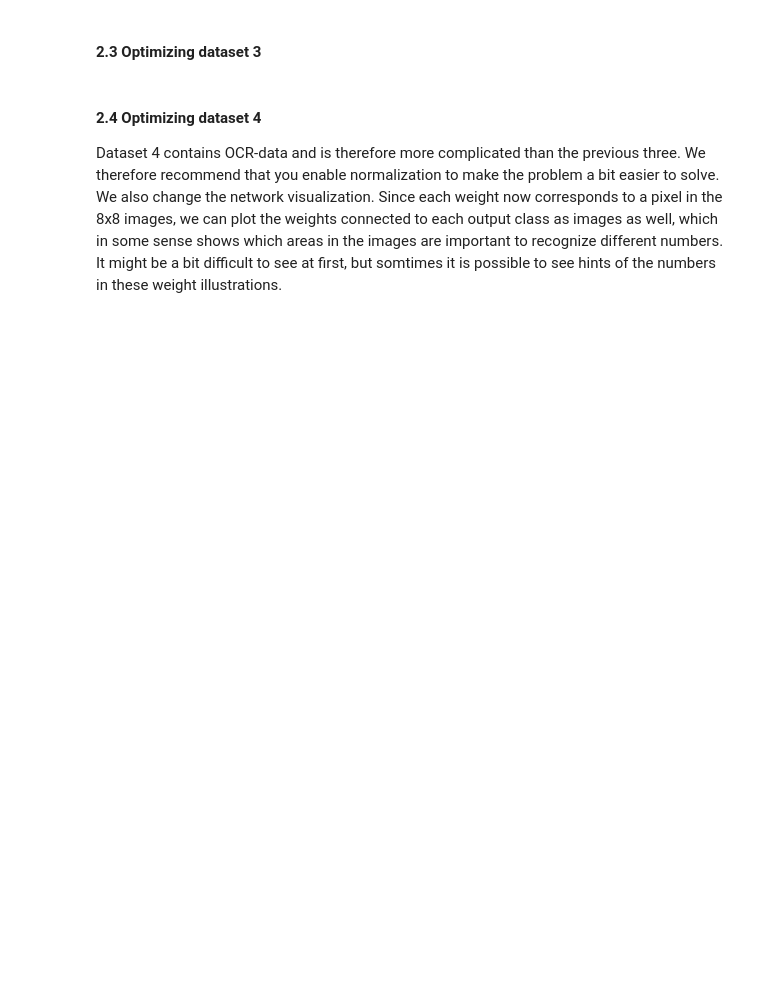
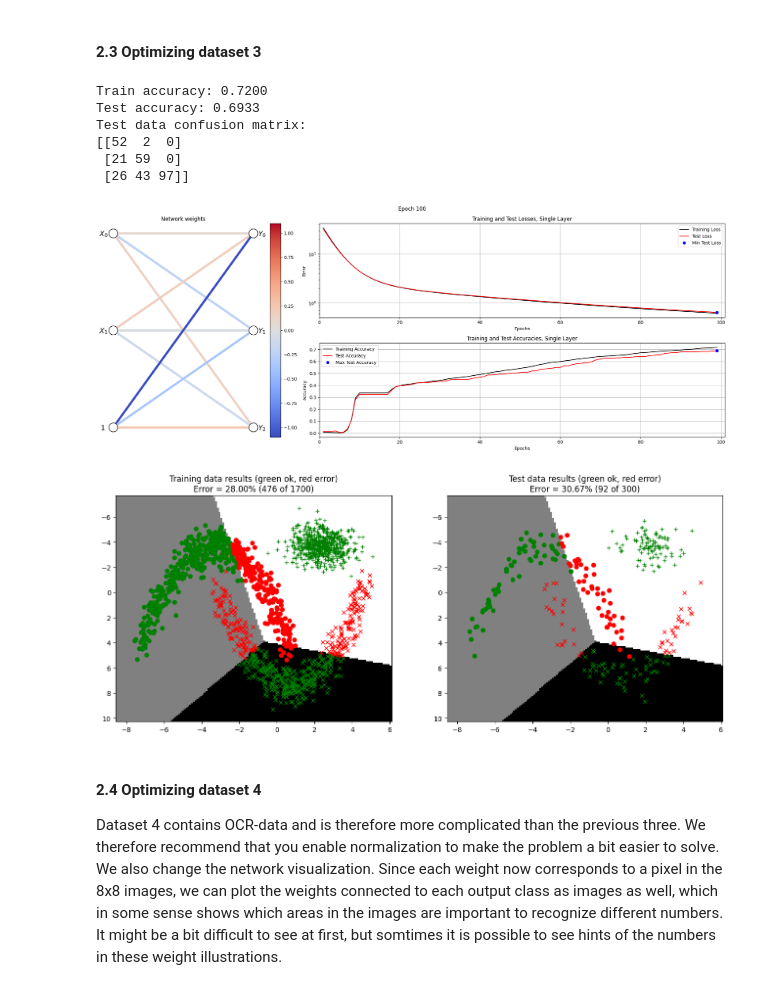
Before and after one commit to arreen/deeplearninglabs, a Jupyter notebook: 1_Back_propagation/1_Back_propagation/SingleLayer.ipynb, the cells around one changed output. Cells and saved outputs as stored; diff of their text form; code cells hidden in the pictures; blank space fills up the shorter version.

```diff
--- a/1_Back_propagation/1_Back_propagation/SingleLayer.ipynb
+++ b/1_Back_propagation/1_Back_propagation/SingleLayer.ipynb
@@ -485,17 +521,27 @@ trainSingleLayerOnDataset(2, 0.15, W0, B0, params)
 # %%
 # --------------------------------------------
 # === Your code here =========================
 # --------------------------------------------
-nInputs  = ???
-nClasses = ???
+nInputs  = 2
+nClasses = 3
 
-W0 = ???
-B0 = ???
+np.random.seed(123)
+W0 = np.random.randn(nInputs, nClasses)
+B0 = np.random.randn(1, nClasses)
 
-params = {"epochs": ???, "learningRate": ???, "normalize": False, "useTanhOutput": False}
+params = {"epochs": 100, "learningRate": 0.01, "normalize": False, "useTanhOutput": False}
 # ============================================
 
 trainSingleLayerOnDataset(3, 0.15, W0, B0, params)
+# %% [output]
+Train accuracy: 0.7200
+Test accuracy: 0.6933
+Test data confusion matrix:
+[[52  2  0]
+ [21 59  0]
+ [26 43 97]]
+[figure, added]
+[figure, added]
 # %% [markdown]
 #### **2.4 Optimizing dataset 4**
 
```
Also changed, not shown: parts of 13 cells of this notebook, 1 other file.
